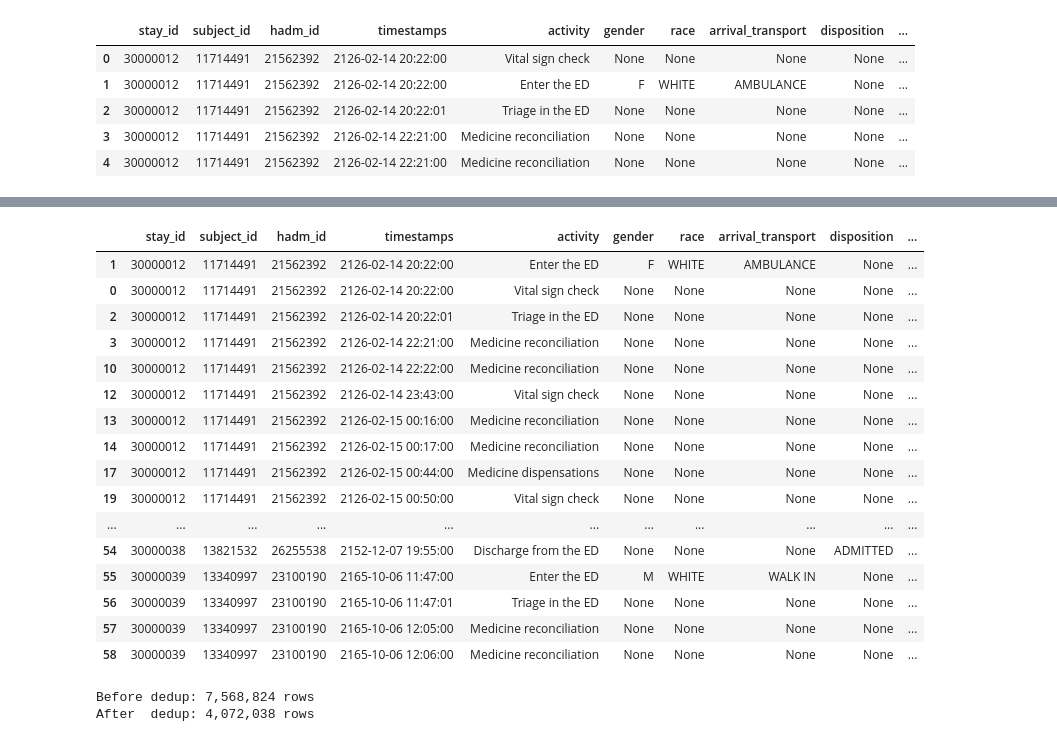
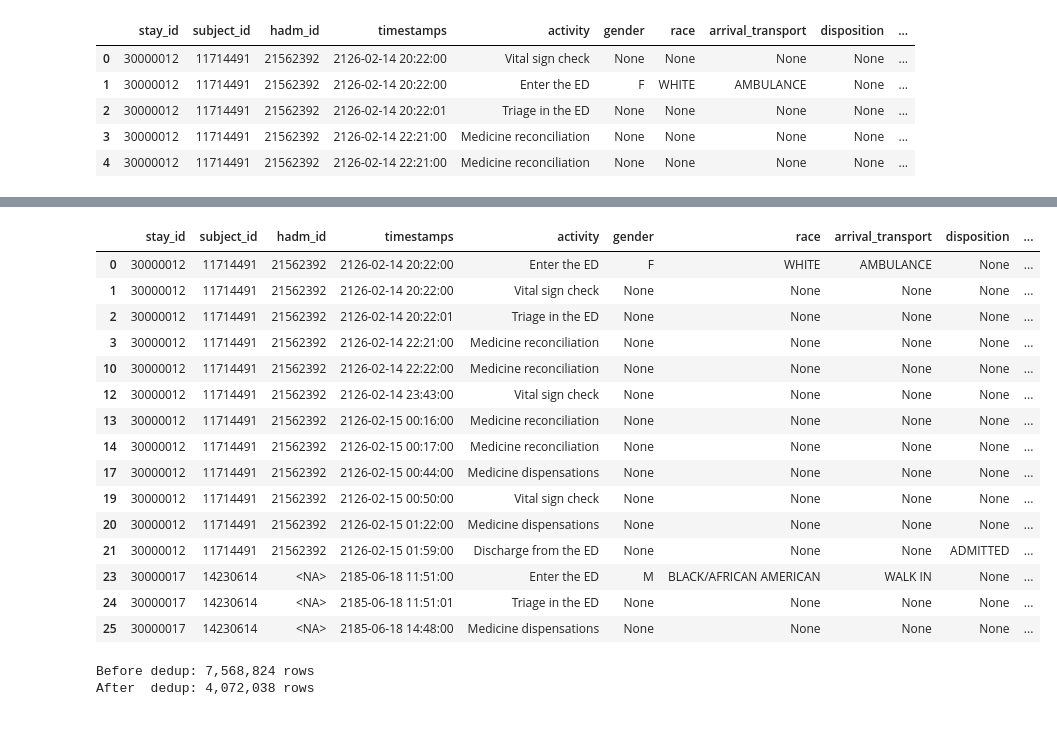
Before and after one commit to kayannet/SimHospital, a Jupyter notebook: notebooks/03_build_sim_input_tables.ipynb, the cells around one changed output, grey strips where cells are left out. Drawn from its saved outputs; the diff is of its cells as text; code cells hidden in the pictures.

Commit message:
done with the tables!

```diff
--- a/notebooks/03_build_sim_input_tables.ipynb
+++ b/notebooks/03_build_sim_input_tables.ipynb
@@ -331,18 +335,18 @@ activities.head()
 # %%
 # For each stay, at each timestamp, keep only one row per activity label
 # If there are multiple rows only because of different meds/diagnoses, keep the first one and let those details live in other tables.
 activities = activities.sort_values(
     by=["stay_id", "timestamps", "activity"]
 )
 activities_dedup = activities.drop_duplicates(
     subset=["stay_id", "timestamps", "activity"],
     keep="first"
 ).copy()
-activities_dedup.head(30)
+activities_dedup.head(15)
 # %% [output]
 |  | stay_id | subject_id | hadm_id | timestamps | activity | gender | race | arrival_transport | disposition | ... |
-| 1 | 30000012 | 11714491 | 21562392 | 2126-02-14 20:22:00 | Enter the ED | F | WHITE | AMBULANCE | None | ... |
-| 0 | 30000012 | 11714491 | 21562392 | 2126-02-14 20:22:00 | Vital sign check | None | None | None | None | ... |
+| 0 | 30000012 | 11714491 | 21562392 | 2126-02-14 20:22:00 | Enter the ED | F | WHITE | AMBULANCE | None | ... |
+| 1 | 30000012 | 11714491 | 21562392 | 2126-02-14 20:22:00 | Vital sign check | None | None | None | None | ... |
 | 2 | 30000012 | 11714491 | 21562392 | 2126-02-14 20:22:01 | Triage in the ED | None | None | None | None | ... |
 | 3 | 30000012 | 11714491 | 21562392 | 2126-02-14 22:21:00 | Medicine reconciliation | None | None | None | None | ... |
 | 10 | 30000012 | 11714491 | 21562392 | 2126-02-14 22:22:00 | Medicine reconciliation | None | None | None | None | ... |
@@ -351,12 +355,11 @@ activities_dedup.head(30)
 | 14 | 30000012 | 11714491 | 21562392 | 2126-02-15 00:17:00 | Medicine reconciliation | None | None | None | None | ... |
 | 17 | 30000012 | 11714491 | 21562392 | 2126-02-15 00:44:00 | Medicine dispensations | None | None | None | None | ... |
 | 19 | 30000012 | 11714491 | 21562392 | 2126-02-15 00:50:00 | Vital sign check | None | None | None | None | ... |
-| ... | ... | ... | ... | ... | ... | ... | ... | ... | ... | ... |
-| 54 | 30000038 | 13821532 | 26255538 | 2152-12-07 19:55:00 | Discharge from the ED | None | None | None | ADMITTED | ... |
-| 55 | 30000039 | 13340997 | 23100190 | 2165-10-06 11:47:00 | Enter the ED | M | WHITE | WALK IN | None | ... |
-| 56 | 30000039 | 13340997 | 23100190 | 2165-10-06 11:47:01 | Triage in the ED | None | None | None | None | ... |
-| 57 | 30000039 | 13340997 | 23100190 | 2165-10-06 12:05:00 | Medicine reconciliation | None | None | None | None | ... |
-| 58 | 30000039 | 13340997 | 23100190 | 2165-10-06 12:06:00 | Medicine reconciliation | None | None | None | None | ... |
+| 20 | 30000012 | 11714491 | 21562392 | 2126-02-15 01:22:00 | Medicine dispensations | None | None | None | None | ... |
+| 21 | 30000012 | 11714491 | 21562392 | 2126-02-15 01:59:00 | Discharge from the ED | None | None | None | ADMITTED | ... |
+| 23 | 30000017 | 14230614 | <NA> | 2185-06-18 11:51:00 | Enter the ED | M | BLACK/AFRICAN AMERICAN | WALK IN | None | ... |
+| 24 | 30000017 | 14230614 | <NA> | 2185-06-18 11:51:01 | Triage in the ED | None | None | None | None | ... |
+| 25 | 30000017 | 14230614 | <NA> | 2185-06-18 14:48:00 | Medicine dispensations | None | None | None | None | ... |
 # %%
 print(f"Before dedup: {len(activities):,} rows")
 print(f"After  dedup: {len(activities_dedup):,} rows")
```
Also changed, not shown: parts of 28 cells of this notebook.
